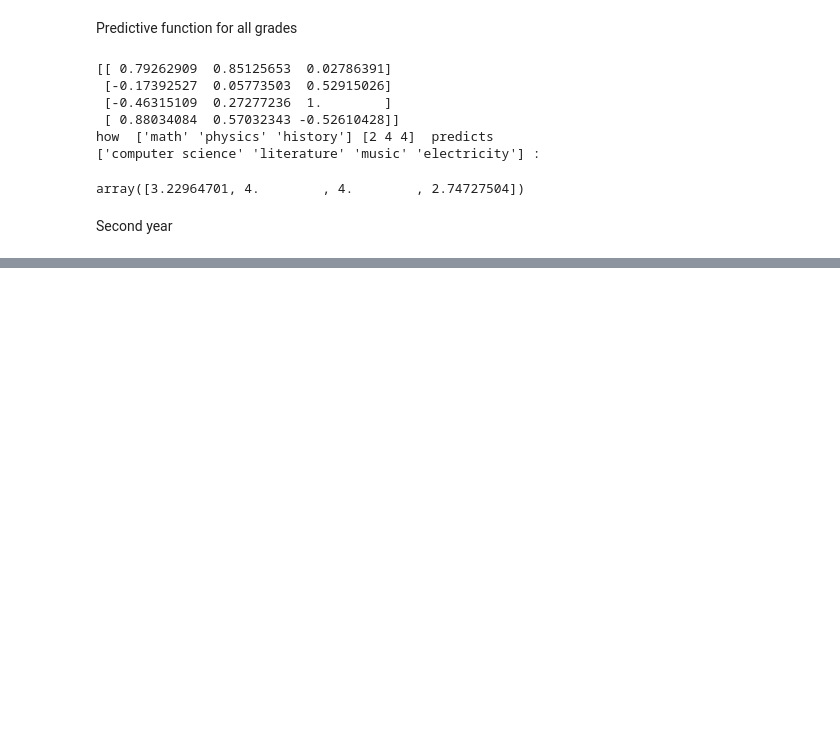
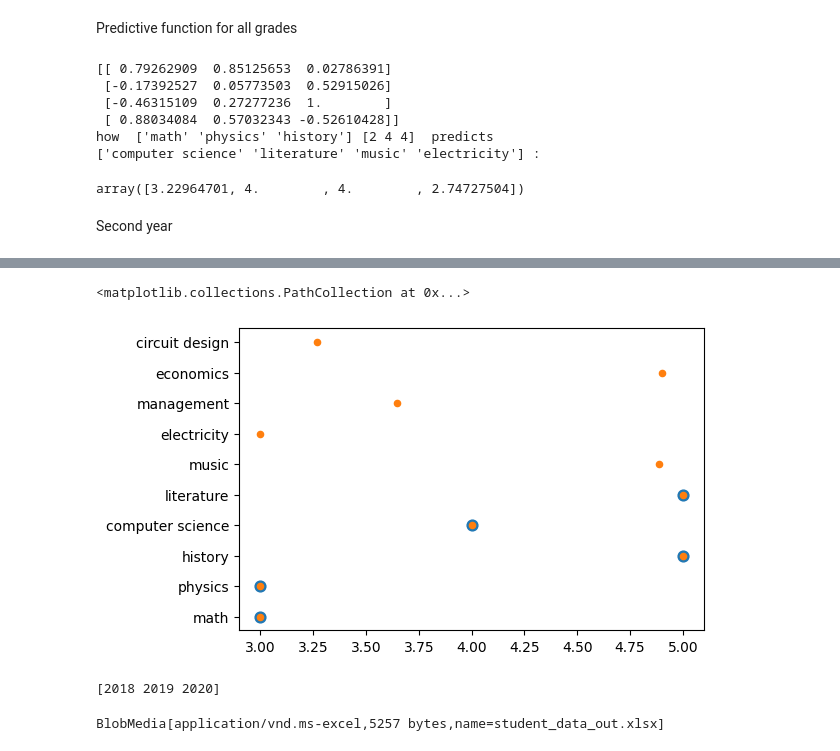
Before and after one commit to ta3map/StudentNeuralNetwork, a Jupyter notebook: StudentsNeuralNetwork.ipynb, the cells around one changed output, grey strips where cells are left out. Drawn from its saved outputs; the diff is of its cells as text; code cells hidden in the pictures; blank space fills up the shorter version.

```diff
--- a/StudentsNeuralNetwork.ipynb
+++ b/StudentsNeuralNetwork.ipynb
@@ -192,0 +209,33 @@ how  ['math' 'physics' 'history' 'computer science' 'literature' 'music'
+# %%
+def learnFromFile(filepath):
+  df = pd.read_excel(filepath, skiprows = 0)
+  df.columns = df.columns.astype(str)# make all columns as str
+
+  # get years
+  columns = df.columns.to_numpy().astype(str)
+  years = np.unique([int(columns[i][0:4]) for i in range(1, np.size(columns))])
+  print('learning...')
+
+  R = []
+  previous_grades = []
+  for i in range(np.size(years)-1):
+    current_year = years[i]
+    next_year = years[i+1]
+    current_year_grades ,_ = getYear(df, current_year)
+    next_year_grades ,_ = getYear(df, next_year)
+    if i >0:
+      previous_grades = np.concatenate((previous_grades, current_year_grades), 1)
+    else:
+      previous_grades = current_year_grades.copy()
+
+    r = learnGrades(previous_grades, next_year_grades)
+    #print(current_year_grades, next_year_grades, r, current_year)
+    R.append(r)
+  return R
+
+filepath = '/content/StudentNeuralNetwork/example_dataset.xltx'
+R = learnFromFile(filepath)
+print(np.shape(np.asarray(R)), np.shape(np.array(prediction_rates)))
+print(R, 'R')
+print('-----')
+print(prediction_rates)
@@ -192,0 +327,9 @@ how  ['math' 'physics' 'history' 'computer science' 'literature' 'music'
+# %%
+import matplotlib.pyplot as plt
+
+plt.figure(0, dpi = 100)
+plt.scatter(st_df.loc[1], st_df.loc[0], 60)
+plt.scatter(st_df.loc['predicted'], st_df.loc[0], 20)
+# %% [output]
+<matplotlib.collections.PathCollection at 0x...>
+[figure, added]
@@ -192,0 +338,24 @@ how  ['math' 'physics' 'history' 'computer science' 'literature' 'music'
+# %%
+import os
+import anvil.server
+
+def excel_to_blobmedia(filepath):
+    df = pd.read_excel(filepath, skiprows = 0)# read student's data
+    content = io.BytesIO()
+    df.to_excel(content, index=False)
+    content.seek(0, 0)
+
+    head, tail = os.path.split(filepath)
+
+    return anvil.BlobMedia(content=content.read(), content_type="application/vnd.ms-excel", name=tail)
+
+filepath = '/content/StudentNeuralNetwork/student_data_in.xlsx'
+df_in = predictByFile(filepath, R)
+
+filepath = '/content/StudentNeuralNetwork/student_data_out.xlsx'
+df_in.to_excel(filepath, index=False)
+
+excel_to_blobmedia(filepath)
+# %% [output]
+[2018 2019 2020]
+BlobMedia[application/vnd.ms-excel,5257 bytes,name=student_data_out.xlsx]
```
Also changed, not shown: parts of 7 cells of this notebook.
